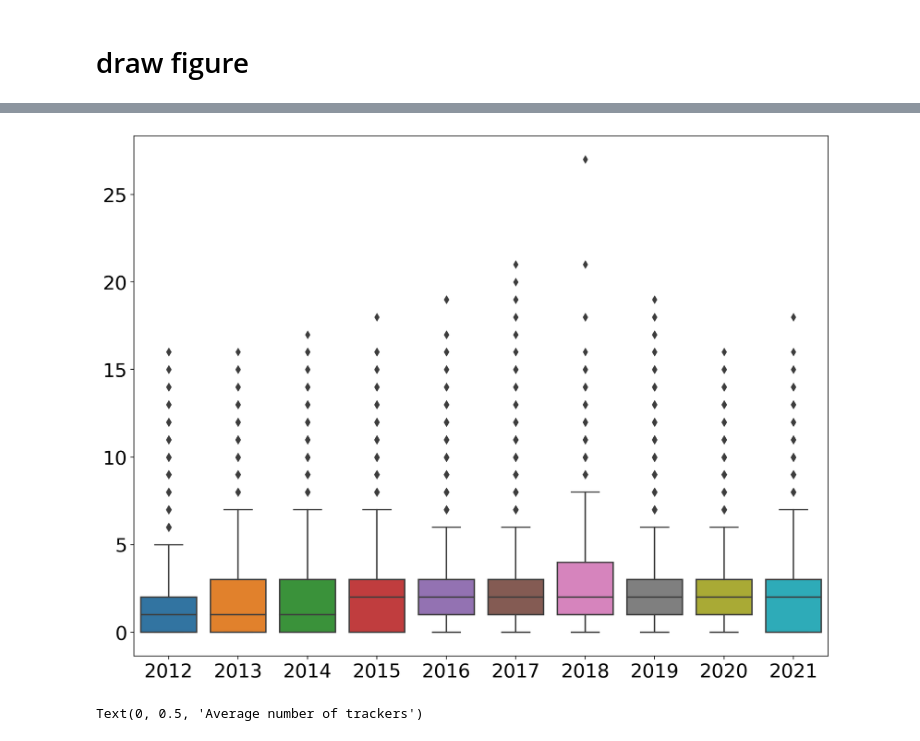
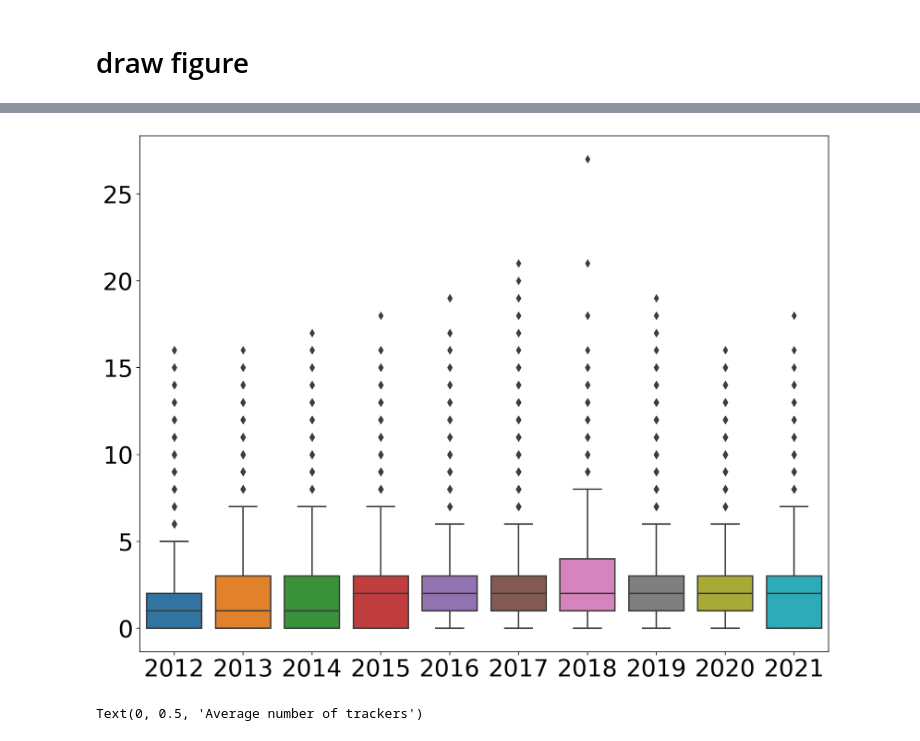
Before and after one commit to shuishen112/Privacy_Lost, a Jupyter notebook: common_crawl/notebook/Wilcoxon_Sign-Ranked.ipynb, the cells around one changed output, grey strips where cells are left out. Drawn from its saved outputs; the diff is of its cells as text; code cells hidden in the pictures.

```diff
--- a/common_crawl/notebook/Wilcoxon_Sign-Ranked.ipynb
+++ b/common_crawl/notebook/Wilcoxon_Sign-Ranked.ipynb
@@ -310,8 +310,8 @@ import seaborn  as sns
 
 # Draw Plot
 plt.figure(figsize=(13,10), dpi= 200)
-plt.rc('xtick', labelsize=20)    # fontsize of the tick labels
-plt.rc('ytick', labelsize=20)    # fontsize of the tick labels
+plt.rc('xtick', labelsize=25)    # fontsize of the tick labels
+plt.rc('ytick', labelsize=25)    # fontsize of the tick labels
 g1 = sns.boxplot(x='year', y='trackers', data=df_draw, notch=False)
 g1.set(xlabel = None)
 g1.set(ylabel = None)
@@ -376,20 +376,20 @@ See the caveats in the documentation: https://pandas.pydata.org/pandas-docs/stab
 179750 rows × 3 columns
 # %%
 plt.figure(figsize=(13,10), dpi= 200)
-plt.rc('xtick', labelsize=20)    # fontsize of the tick labels
-plt.rc('ytick', labelsize=20)    # fontsize of the tick labels
+plt.rc('xtick', labelsize=25)    # fontsize of the tick labels
+plt.rc('ytick', labelsize=25)    # fontsize of the tick labels
 g2 = sns.boxplot(x='year', y='trackers', data=df_draw_control, notch=False)
 g2.set(xlabel = None)
 g2.set(ylabel = None)
 # add_n_obs(df_draw_control,group_col='year',y='trackers')
 
 # Decoration
 # plt.title('Box Plot of Tracker Numbers in Each year', fontsize=22)
 # plt.ylim(10, 40)
 plt.savefig("../images/section4/boxplot_control.png",dpi = 600)
 plt.show()
 # %% [output]
-[figure, old version]
+[figure, new version]
 # %%
 mean_score = [item['trackers'].mean() for item in df_list_control]
 
```
Also changed, not shown: parts of 5 cells of this notebook, 8 other files.
